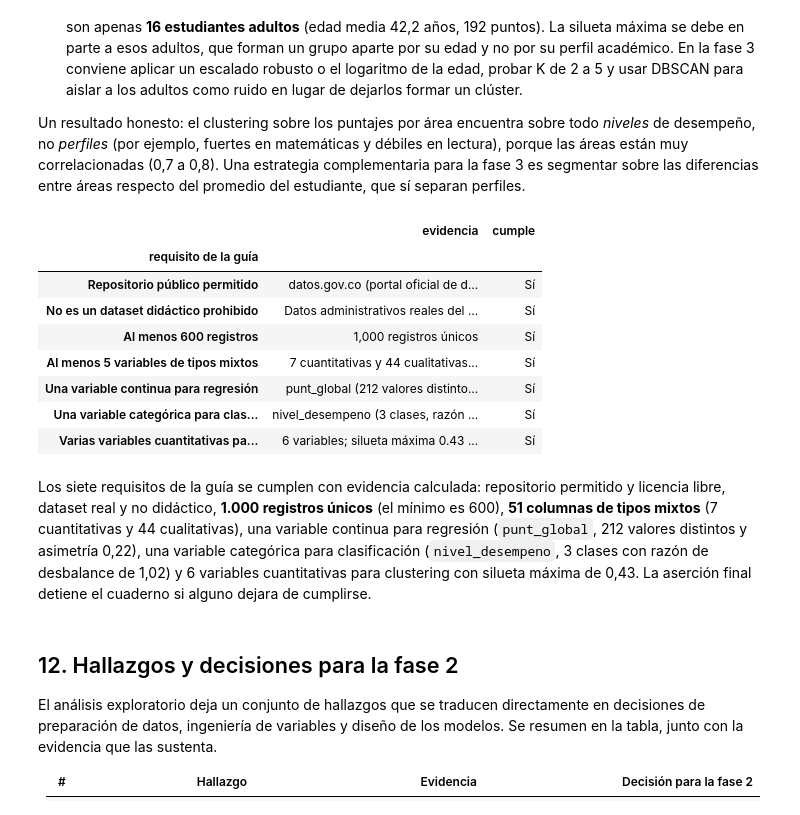
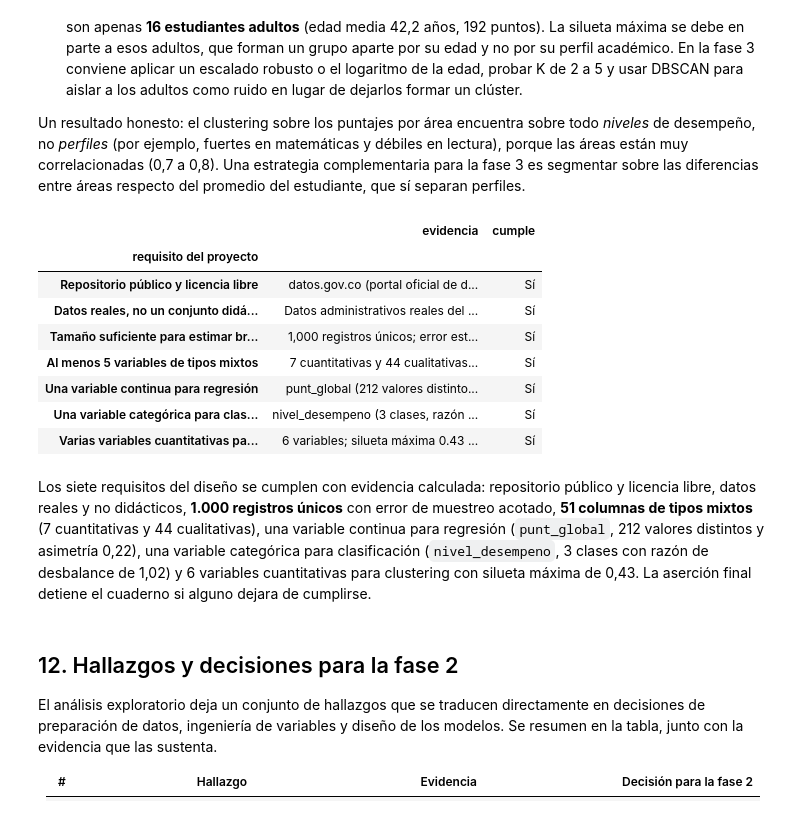
Before and after one commit to RubianoAndy/saber11-project, a Jupyter notebook: notebooks/01_planteamiento_y_eda.ipynb, the cells around one changed output. Saved outputs shown, nothing was run; the diff lists cells and outputs as text; code cells hidden in the pictures.

```diff
--- a/notebooks/01_planteamiento_y_eda.ipynb
+++ b/notebooks/01_planteamiento_y_eda.ipynb
@@ -1664,33 +1664,33 @@ Un resultado honesto: el clustering sobre los puntajes por área encuentra sobre
 # %%
 n_cuant = int(dicc["tipo de variable"].str.startswith("Cuantitativa").sum())
 n_cual = int(dicc["tipo de variable"].str.startswith("Cualitativa").sum())
 n_clases = df["nivel_desempeno"].nunique()
 desbalance = df["nivel_desempeno"].value_counts().max() / df["nivel_desempeno"].value_counts().min()
 requisitos = pd.DataFrame([
-    ("Repositorio público permitido", "datos.gov.co (portal oficial de datos abiertos) y Kaggle, licencia CC BY-SA 4.0", True),
-    ("No es un dataset didáctico prohibido", "Datos administrativos reales del ICFES; no es un conjunto de enseñanza", True),
-    ("Al menos 600 registros", f"{len(df):,} registros únicos", len(df) >= 600),
+    ("Repositorio público y licencia libre", "datos.gov.co (portal oficial de datos abiertos) y Kaggle, licencia CC BY-SA 4.0", True),
+    ("Datos reales, no un conjunto didáctico", "Datos administrativos reales del ICFES; no es un conjunto de enseñanza", True),
+    ("Tamaño suficiente para estimar brechas", f"{len(df):,} registros únicos; error estándar de una proporción de 1,6 puntos porcentuales", len(df) >= 600),
     ("Al menos 5 variables de tipos mixtos", f"{n_cuant} cuantitativas y {n_cual} cualitativas ({len(dicc)} columnas)", len(dicc) >= 5 and n_cuant > 0 and n_cual > 0),
     ("Una variable continua para regresión", f"punt_global ({df['punt_global'].nunique()} valores distintos, asimetría {df['punt_global'].skew():.2f})", df["punt_global"].nunique() > 20),
     ("Una variable categórica para clasificación", f"nivel_desempeno ({n_clases} clases, razón de desbalance {desbalance:.2f})", n_clases >= 2 and desbalance < 1.5),
     ("Varias variables cuantitativas para clustering", f"{len(CLUSTER_VARS)} variables; silueta máxima {max(silueta):.2f} en K = {k_mejor}", len(CLUSTER_VARS) >= 2),
-], columns=["requisito de la guía", "evidencia", "cumple"]).set_index("requisito de la guía")
+], columns=["requisito del proyecto", "evidencia", "cumple"]).set_index("requisito del proyecto")
 requisitos["cumple"] = requisitos["cumple"].map({True: "Sí", False: "No"})
 with pd.option_context("display.max_colwidth", 120, "display.width", 200):
     display(requisitos)
 assert (requisitos["cumple"] == "Sí").all()
 # %% [output]
 |  | evidencia | cumple |
-| requisito de la guía |  |  |
-| Repositorio público permitido | datos.gov.co (portal oficial de d... | Sí |
-| No es un dataset didáctico prohibido | Datos administrativos reales del ... | Sí |
-| Al menos 600 registros | 1,000 registros únicos | Sí |
+| requisito del proyecto |  |  |
+| Repositorio público y licencia libre | datos.gov.co (portal oficial de d... | Sí |
+| Datos reales, no un conjunto didá... | Datos administrativos reales del ... | Sí |
+| Tamaño suficiente para estimar br... | 1,000 registros únicos; error est... | Sí |
 | Al menos 5 variables de tipos mixtos | 7 cuantitativas y 44 cualitativas... | Sí |
 | Una variable continua para regresión | punt_global (212 valores distinto... | Sí |
 | Una variable categórica para clas... | nivel_desempeno (3 clases, razón ... | Sí |
 | Varias variables cuantitativas pa... | 6 variables; silueta máxima 0.43 ... | Sí |
 # %% [markdown]
-Los siete requisitos de la guía se cumplen con evidencia calculada: repositorio permitido y licencia libre, dataset real y no didáctico, **1.000 registros únicos** (el mínimo es 600), **51 columnas de tipos mixtos** (7 cuantitativas y 44 cualitativas), una variable continua para regresión (`punt_global`, 212 valores distintos y asimetría 0,22), una variable categórica para clasificación (`nivel_desempeno`, 3 clases con razón de desbalance de 1,02) y 6 variables cuantitativas para clustering con silueta máxima de 0,43. La aserción final detiene el cuaderno si alguno dejara de cumplirse.
+Los siete requisitos del diseño se cumplen con evidencia calculada: repositorio público y licencia libre, datos reales y no didácticos, **1.000 registros únicos** con error de muestreo acotado, **51 columnas de tipos mixtos** (7 cuantitativas y 44 cualitativas), una variable continua para regresión (`punt_global`, 212 valores distintos y asimetría 0,22), una variable categórica para clasificación (`nivel_desempeno`, 3 clases con razón de desbalance de 1,02) y 6 variables cuantitativas para clustering con silueta máxima de 0,43. La aserción final detiene el cuaderno si alguno dejara de cumplirse.
 # %% [markdown]
 ## 12. Hallazgos y decisiones para la fase 2
 
```
Also changed, not shown: parts of 9 cells of this notebook.
